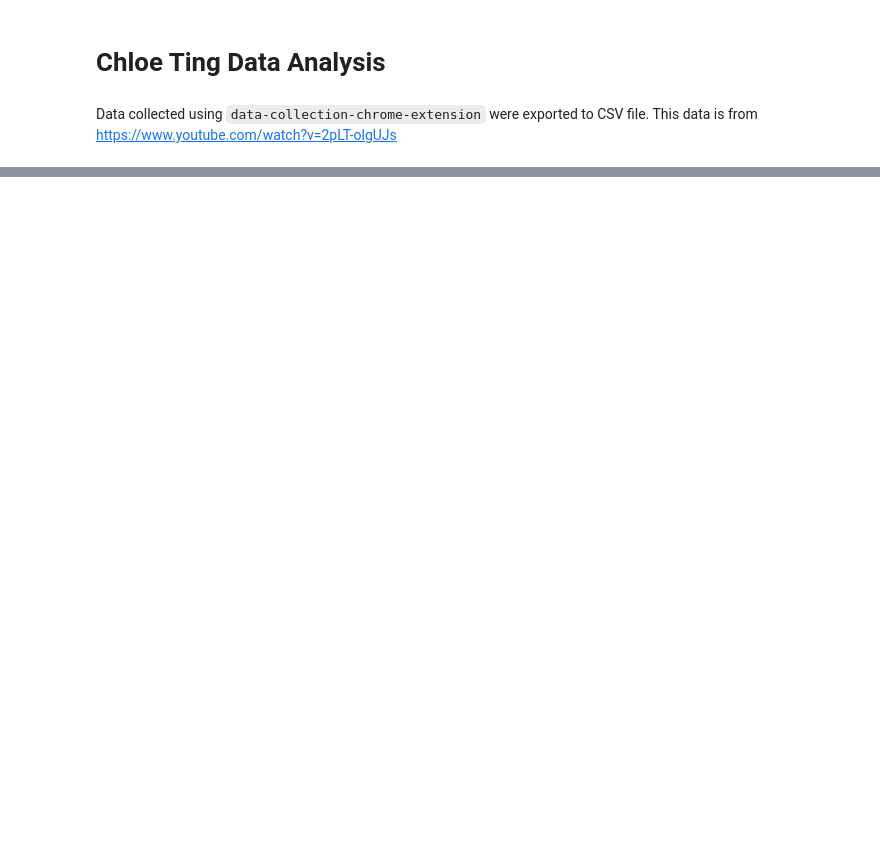
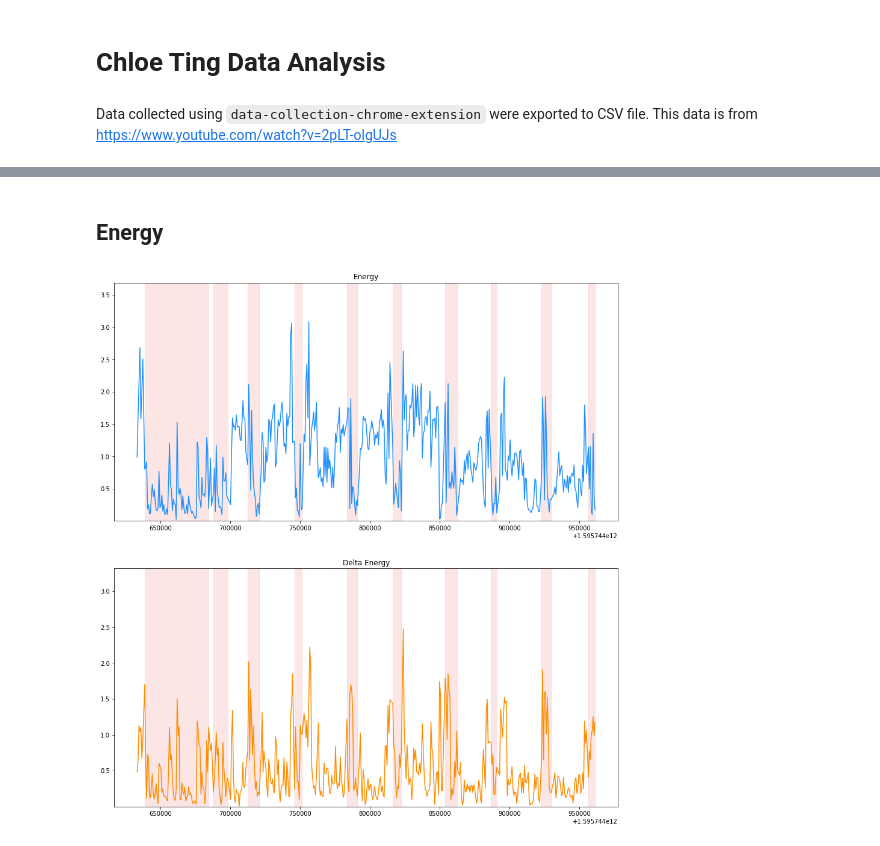
Before and after one commit to tintinp/chloe-ting-extension, a Jupyter notebook: machine-learning/data_analysis.ipynb, the cells around one changed output, grey strips where cells are left out. Cells and saved outputs as stored; diff of their text form; code cells hidden in the pictures; blank space fills up the shorter version.

```diff
--- a/machine-learning/data_analysis.ipynb
+++ b/machine-learning/data_analysis.ipynb
@@ -37,0 +57,11 @@ plt.show()
+# %% [markdown]
+## Energy
+# %%
+ENERGY_DIVIDE_FACTOR = 2
+ENERGY_PART = 0
+energy = df[FEATURES['ENERGY']]
+delta_energy = df[FEATURES['DELTA_ENERGY']]
+
+plotFeature(ENERGY_PART, ENERGY_DIVIDE_FACTOR, energy, delta_energy, 'Energy')
+# %% [output]
+[figure, added]
```
Also changed, not shown: parts of 20 cells of this notebook.
